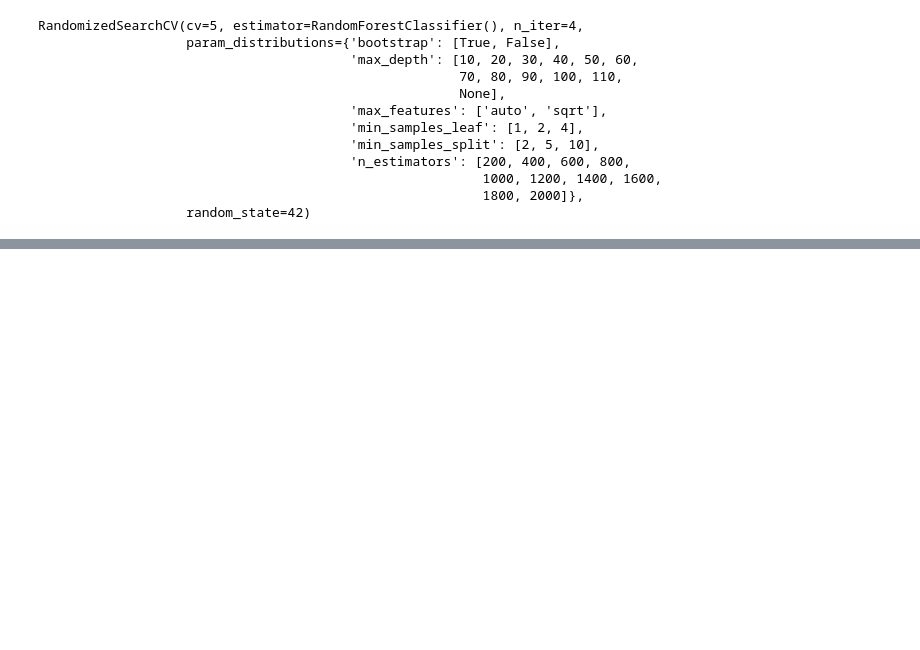
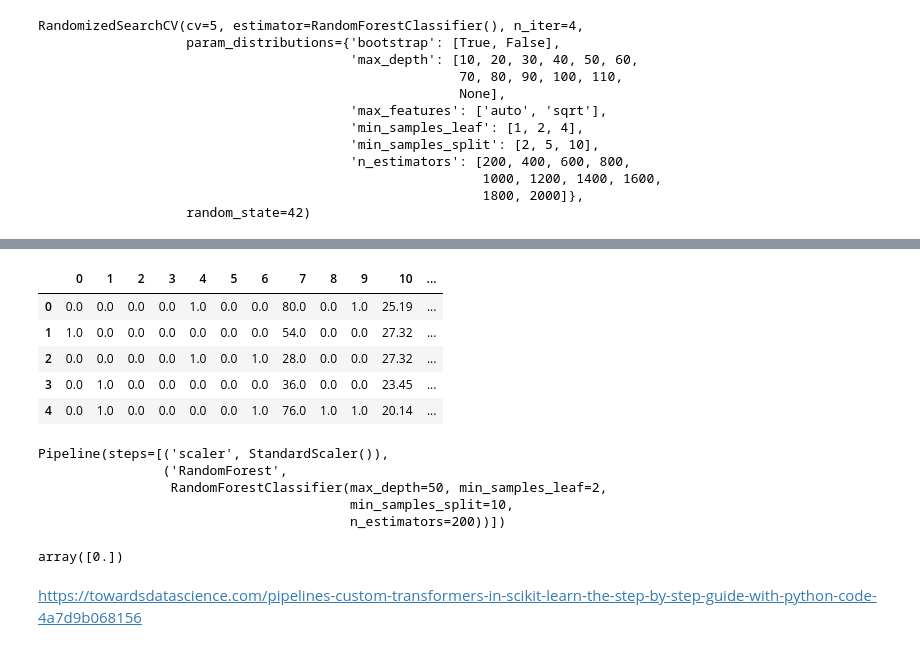
Before and after one commit to ibrahimediz/KordsaIntroML, a Jupyter notebook: Documents/MLModels/MlModel.ipynb, the cells around one changed output, grey strips where cells are left out. Cells and saved outputs as stored; diff of their text form; code cells hidden in the pictures; blank space fills up the shorter version.

```diff
--- a/Documents/MLModels/MlModel.ipynb
+++ b/Documents/MLModels/MlModel.ipynb
@@ -306,0 +366,36 @@ rf_random.best_params_
+# %%
+dfEncoded.head() # 0.0,1.0,0.0,0.0,0.0,0.0,1.0,41.0,0,0,27.15,4.5,160
+# %% [output]
+|  | 0 | 1 | 2 | 3 | 4 | 5 | 6 | 7 | 8 | 9 | 10 | ... |
+| 0 | 0.0 | 0.0 | 0.0 | 0.0 | 1.0 | 0.0 | 0.0 | 80.0 | 0.0 | 1.0 | 25.19 | ... |
+| 1 | 1.0 | 0.0 | 0.0 | 0.0 | 0.0 | 0.0 | 0.0 | 54.0 | 0.0 | 0.0 | 27.32 | ... |
+| 2 | 0.0 | 0.0 | 0.0 | 0.0 | 1.0 | 0.0 | 1.0 | 28.0 | 0.0 | 0.0 | 27.32 | ... |
+| 3 | 0.0 | 1.0 | 0.0 | 0.0 | 0.0 | 0.0 | 0.0 | 36.0 | 0.0 | 0.0 | 23.45 | ... |
+| 4 | 0.0 | 1.0 | 0.0 | 0.0 | 0.0 | 0.0 | 1.0 | 76.0 | 1.0 | 1.0 | 20.14 | ... |
+# %%
+from sklearn.pipeline import Pipeline
+y = dfEncoded[13].values
+X = dfEncoded.drop([13],axis=1).values
+adimlar = [("scaler",StandardScaler()),
+("RandomForest",
+    RandomForestClassifier(n_estimators= 200,
+    min_samples_split=10,
+    min_samples_leaf=2,
+    max_features='sqrt',
+    max_depth= 50,
+    bootstrap=True))]
+
+pipeline = Pipeline(adimlar)
+pipeline.fit(X,y)
+# %% [output]
+Pipeline(steps=[('scaler', StandardScaler()),
+                ('RandomForest',
+                 RandomForestClassifier(max_depth=50, min_samples_leaf=2,
+                                        min_samples_split=10,
+                                        n_estimators=200))])
+# %%
+
+
+pipeline.predict([[0.0,1.0,0.0,0.0,0.0,0.0,0.0,41.0,0,0,30.15,4.5,150]])
+# %% [output]
+array([0.])
@@ -306,0 +407,2 @@ rf_random.best_params_
+# %% [markdown]
+https://towardsdatascience.com/pipelines-custom-transformers-in-scikit-learn-the-step-by-step-guide-with-python-code-4a7d9b068156
```
Also changed, not shown: parts of 25 cells of this notebook, 19 other files.
